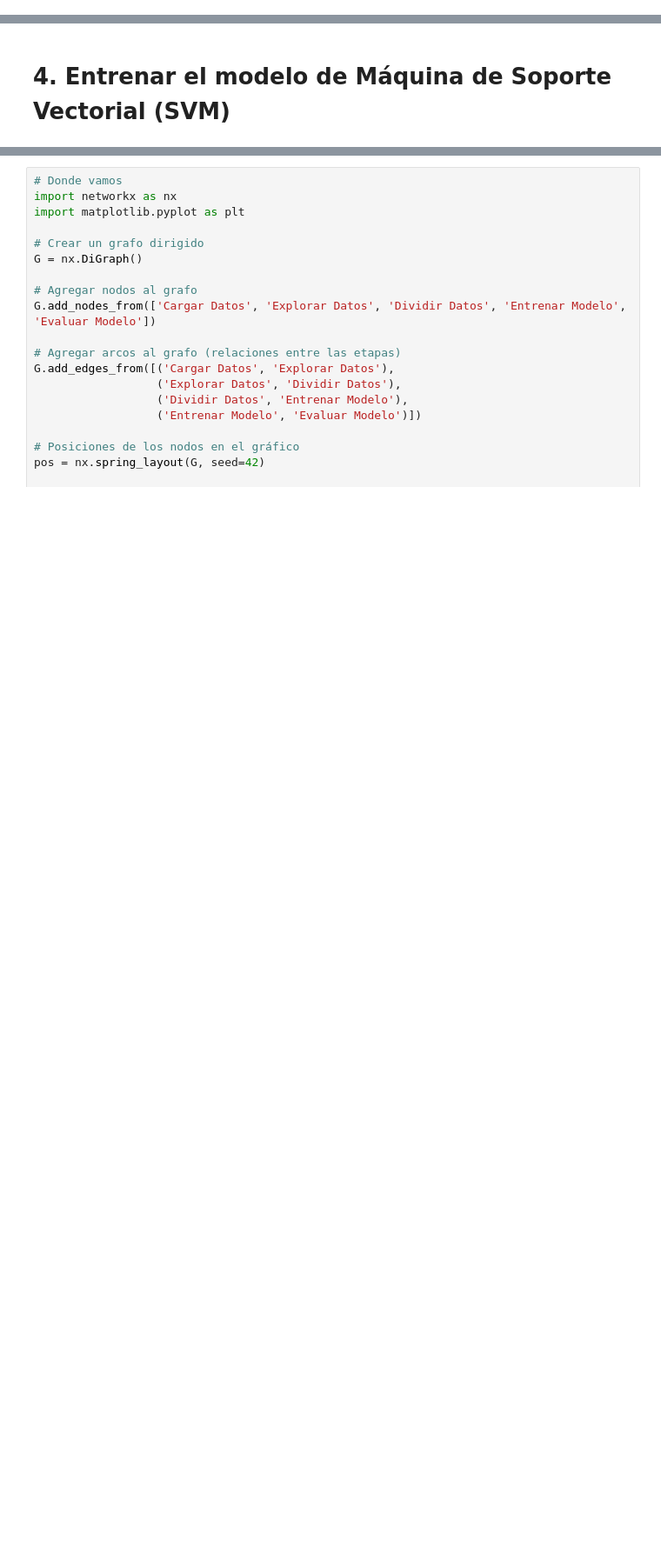
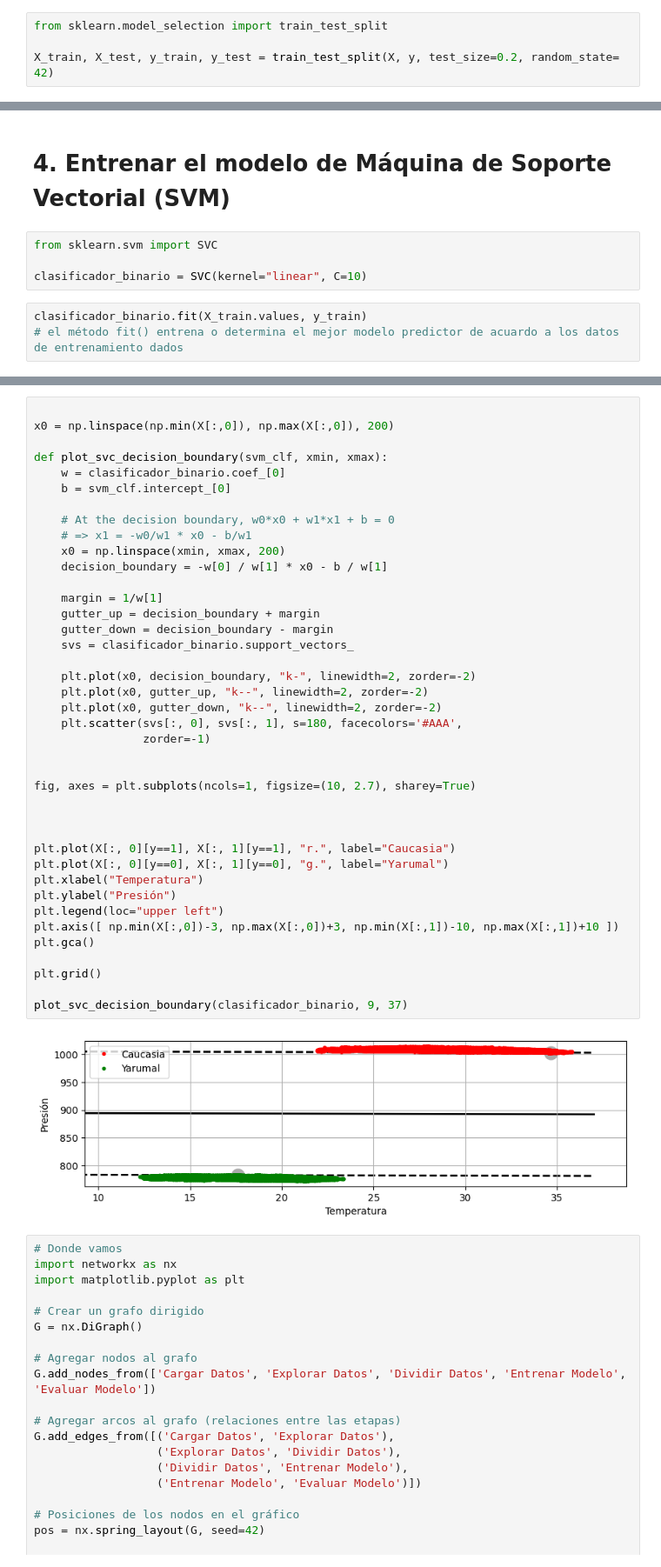
Before and after one commit to marco-canas/cumplea-os_oficina_docentes, a Jupyter notebook: ponencia_sena_obtencion_visualizacion_modelacion_AMSC/1_clasificacion.ipynb, the cells around one changed output, grey strips where cells are left out. Shown at 87% size. Drawn from its saved outputs; the diff is of its cells as text; blank space fills up the shorter version.

```diff
--- a/ponencia_sena_obtencion_visualizacion_modelacion_AMSC/1_clasificacion.ipynb
+++ b/ponencia_sena_obtencion_visualizacion_modelacion_AMSC/1_clasificacion.ipynb
@@ -391,5 +549,9 @@ plt.show()
 # %% [markdown]
 # 3. Dividir en entrenamiento y testeo
+# %%
+from sklearn.model_selection import train_test_split
+
+X_train, X_test, y_train, y_test = train_test_split(X, y, test_size=0.2, random_state= 42)
 # %%
 # Donde vamos
 import networkx as nx
@@ -419,3 +581,10 @@ plt.axis('off')  # Ocultar ejes
 plt.show()
 # %% [markdown]
 # 4. Entrenar el modelo de Máquina de Soporte Vectorial (SVM)
+# %%
+from sklearn.svm import SVC
+
+clasificador_binario = SVC(kernel="linear", C=10)
+# %%
+clasificador_binario.fit(X_train.values, y_train)
+# el método fit() entrena o determina el mejor modelo predictor de acuardo a los datos de entrenamiento dados
@@ -422,3 +599,45 @@ plt.show()
+# %%
+
+x0 = np.linspace(np.min(X[:,0]), np.max(X[:,0]), 200)
+
+def plot_svc_decision_boundary(svm_clf, xmin, xmax):
+    w = clasificador_binario.coef_[0]
+    b = svm_clf.intercept_[0]
+
+    # At the decision boundary, w0*x0 + w1*x1 + b = 0
+    # => x1 = -w0/w1 * x0 - b/w1
+    x0 = np.linspace(xmin, xmax, 200)
+    decision_boundary = -w[0] / w[1] * x0 - b / w[1]
+
+    margin = 1/w[1]
+    gutter_up = decision_boundary + margin
+    gutter_down = decision_boundary - margin
+    svs = clasificador_binario.support_vectors_
+
+    plt.plot(x0, decision_boundary, "k-", linewidth=2, zorder=-2)
+    plt.plot(x0, gutter_up, "k--", linewidth=2, zorder=-2)
+    plt.plot(x0, gutter_down, "k--", linewidth=2, zorder=-2)
+    plt.scatter(svs[:, 0], svs[:, 1], s=180, facecolors='#AAA',
+                zorder=-1)
+
+
+fig, axes = plt.subplots(ncols=1, figsize=(10, 2.7), sharey=True)
+
+
+
+plt.plot(X[:, 0][y==1], X[:, 1][y==1], "r.", label="Caucasia")
+plt.plot(X[:, 0][y==0], X[:, 1][y==0], "g.", label="Yarumal")
+plt.xlabel("Temperatura")
+plt.ylabel("Presión")
+plt.legend(loc="upper left")
+plt.axis([ np.min(X[:,0])-3, np.max(X[:,0])+3, np.min(X[:,1])-10, np.max(X[:,1])+10 ])
+plt.gca()
+
+plt.grid()
+
+plot_svc_decision_boundary(clasificador_binario, 9, 37)
+# %% [output]
+[figure, added]
 # %%
 # Donde vamos
 import networkx as nx
```
Also changed, not shown: parts of 105 cells of this notebook, 5 other files.
